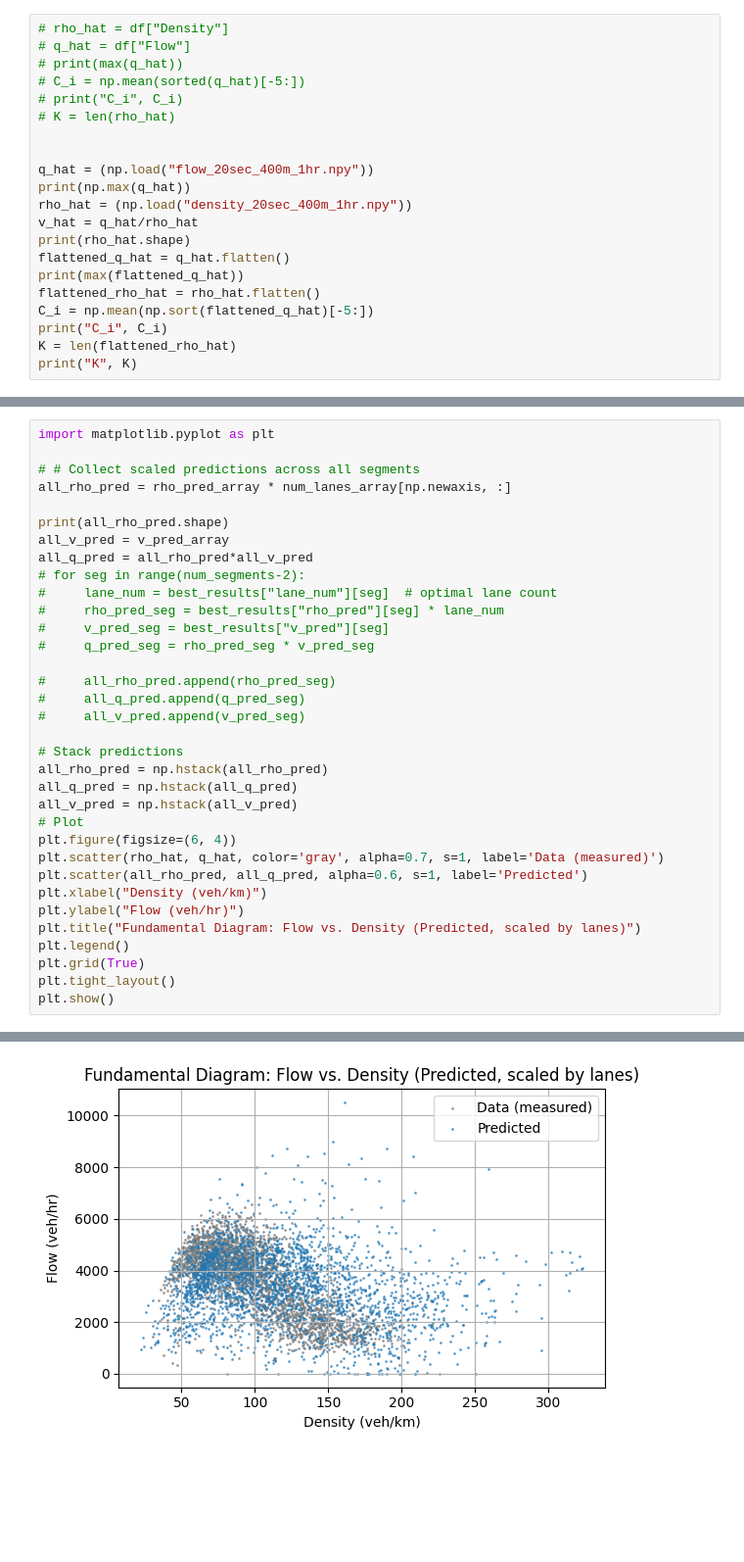
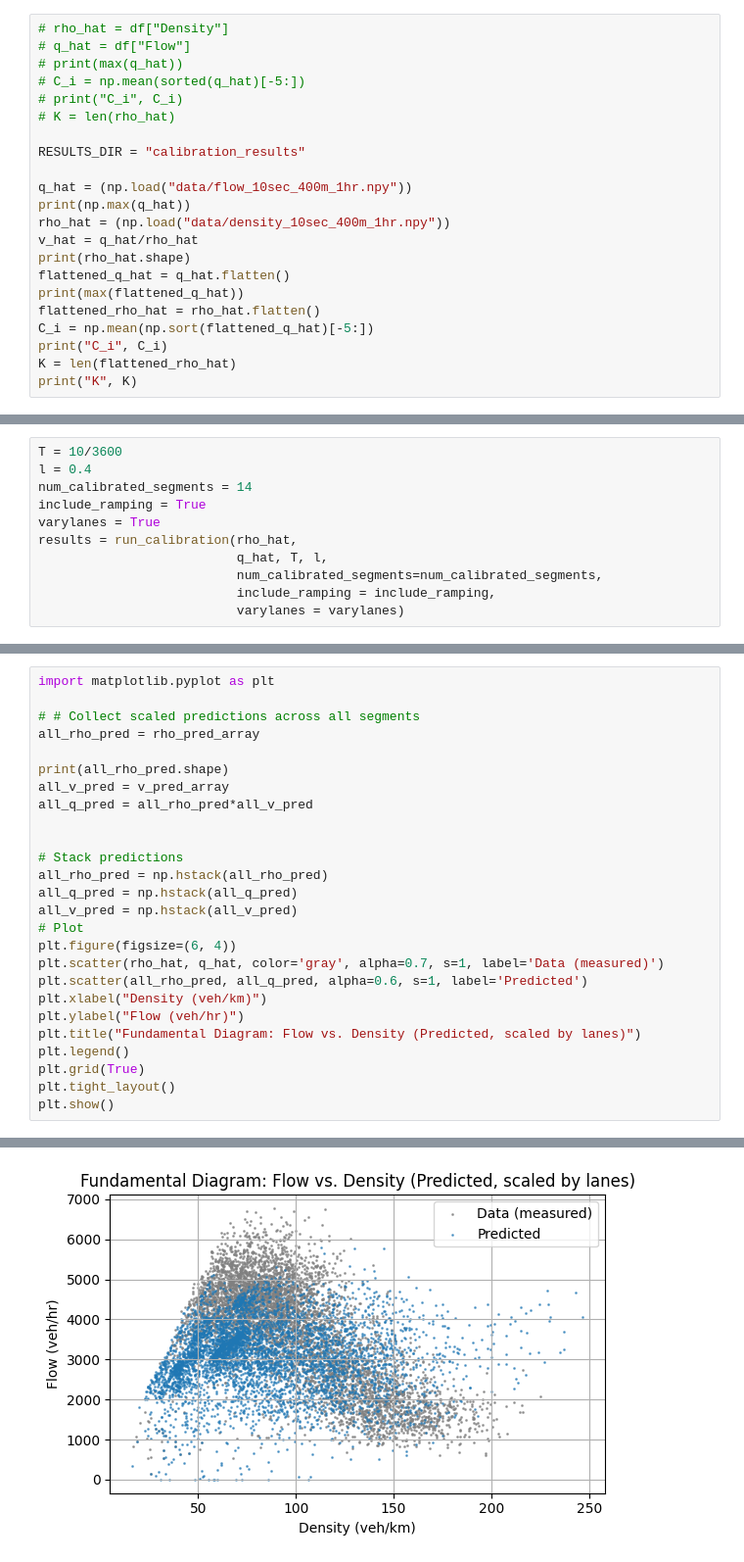
Before and after one commit to woxsao/macroscopic-sim-calibration, a Jupyter notebook: Optimization.ipynb, the cells around one changed output, grey strips where cells are left out. Shown at 98% size. Saved outputs shown, nothing was run; the diff lists cells and outputs as text; blank space fills up the shorter version.

```diff
--- a/Optimization.ipynb
+++ b/Optimization.ipynb
@@ -11,10 +12,11 @@ from pyomo.environ import *
 # print("C_i", C_i)
 # K = len(rho_hat)
 
+RESULTS_DIR = "calibration_results"
 
-q_hat = (np.load("flow_20sec_400m_1hr.npy"))
+q_hat = (np.load("data/flow_10sec_400m_1hr.npy"))
 print(np.max(q_hat))
-rho_hat = (np.load("density_20sec_400m_1hr.npy"))
+rho_hat = (np.load("data/density_10sec_400m_1hr.npy"))
 v_hat = q_hat/rho_hat
 print(rho_hat.shape)
 flattened_q_hat = q_hat.flatten()
@@ -315,0 +41,11 @@ q_hat shape (180, 16)
+# %%
+T = 10/3600
+l = 0.4
+num_calibrated_segments = 14
+include_ramping = True
+varylanes = True
+results = run_calibration(rho_hat,
+                          q_hat, T, l,
+                          num_calibrated_segments=num_calibrated_segments,
+                          include_ramping = include_ramping,
+                          varylanes = varylanes)
@@ -367,20 +96,12 @@ num_lanes: 3.3102644840970585
 import matplotlib.pyplot as plt
 
 # # Collect scaled predictions across all segments
-all_rho_pred = rho_pred_array * num_lanes_array[np.newaxis, :]
+all_rho_pred = rho_pred_array
 
 print(all_rho_pred.shape)
 all_v_pred = v_pred_array
 all_q_pred = all_rho_pred*all_v_pred
-# for seg in range(num_segments-2):
-#     lane_num = best_results["lane_num"][seg]  # optimal lane count
-#     rho_pred_seg = best_results["rho_pred"][seg] * lane_num
-#     v_pred_seg = best_results["v_pred"][seg]
-#     q_pred_seg = rho_pred_seg * v_pred_seg
 
-#     all_rho_pred.append(rho_pred_seg)
-#     all_q_pred.append(q_pred_seg)
-#     all_v_pred.append(v_pred_seg)
 
 # Stack predictions
 all_rho_pred = np.hstack(all_rho_pred)
@@ -402 +123 @@ plt.show()
-[figure, old version]
+[figure, new version]
```
Also changed, not shown: parts of 22 cells of this notebook, 32 other files.
